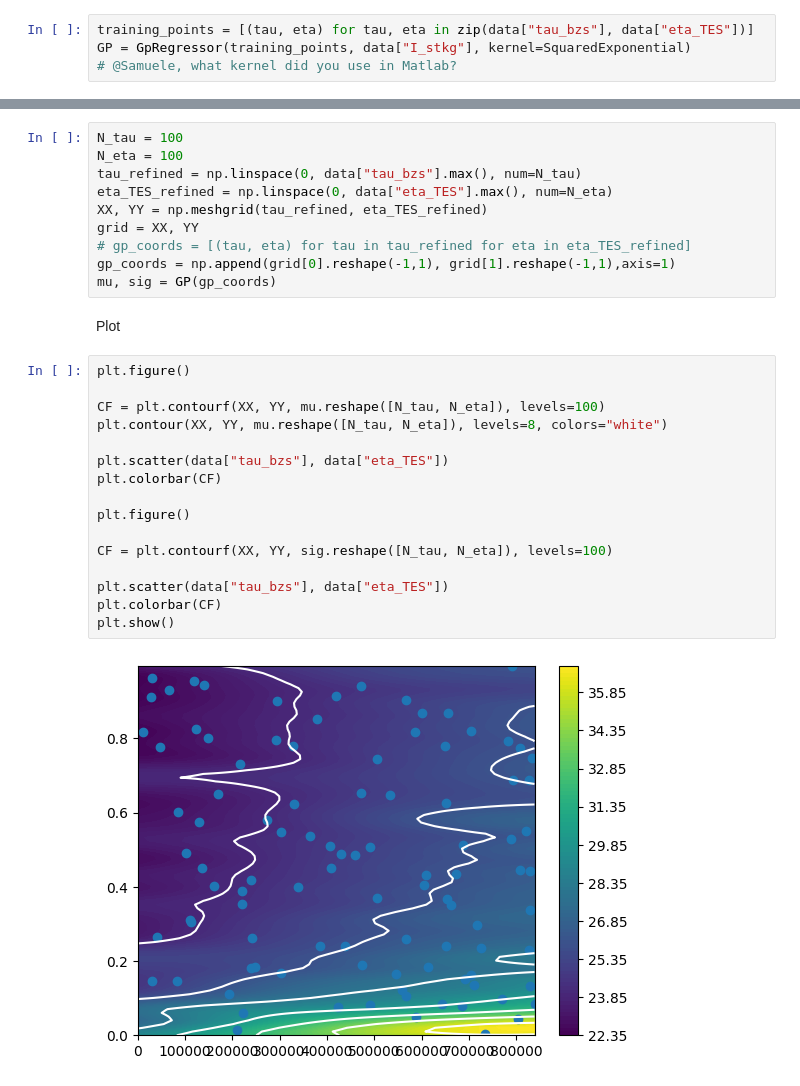
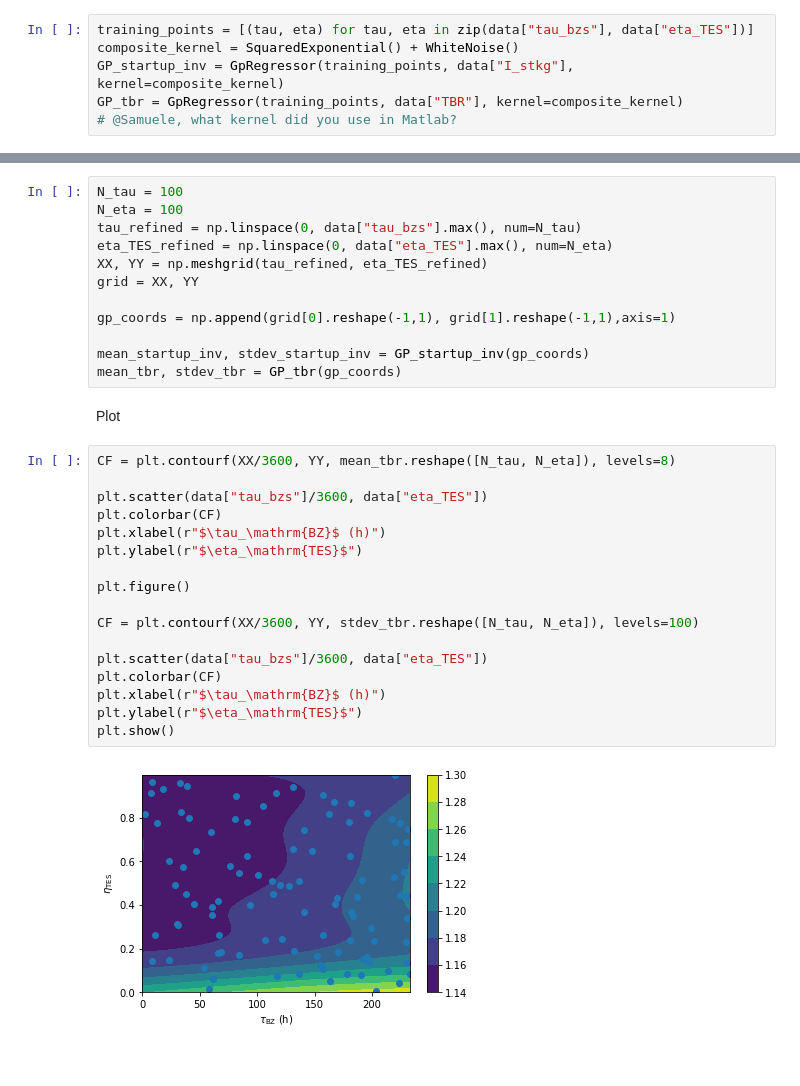
Before and after one commit to SamueleMeschini/fc-results, a Jupyter notebook: step_results.ipynb, the cells around one changed output, grey strips where cells are left out. Saved outputs shown, nothing was run; the diff lists cells and outputs as text.

Commit message:
composite kernel for smoother contours

```diff
--- a/step_results.ipynb
+++ b/step_results.ipynb
@@ -11,7 +11,9 @@ data = np.genfromtxt("data/step_results.csv", delimiter=",", names=True)
 Train the GP model
 # %%
 training_points = [(tau, eta) for tau, eta in zip(data["tau_bzs"], data["eta_TES"])]
-GP = GpRegressor(training_points, data["I_stkg"], kernel=SquaredExponential)
+composite_kernel = SquaredExponential() + WhiteNoise()
+GP_startup_inv = GpRegressor(training_points, data["I_stkg"], kernel=composite_kernel)
+GP_tbr = GpRegressor(training_points, data["TBR"], kernel=composite_kernel)
 # @Samuele, what kernel did you use in Matlab?
 # %% [markdown]
 Sample space for plotting
@@ -22,26 +24,29 @@ tau_refined = np.linspace(0, data["tau_bzs"].max(), num=N_tau)
 eta_TES_refined = np.linspace(0, data["eta_TES"].max(), num=N_eta)
 XX, YY = np.meshgrid(tau_refined, eta_TES_refined)
 grid = XX, YY
-# gp_coords = [(tau, eta) for tau in tau_refined for eta in eta_TES_refined]
+
 gp_coords = np.append(grid[0].reshape(-1,1), grid[1].reshape(-1,1),axis=1)
-mu, sig = GP(gp_coords)
+
+mean_startup_inv, stdev_startup_inv = GP_startup_inv(gp_coords)
+mean_tbr, stdev_tbr = GP_tbr(gp_coords)
 # %% [markdown]
 Plot
 # %%
-plt.figure()
+CF = plt.contourf(XX/3600, YY, mean_tbr.reshape([N_tau, N_eta]), levels=8)
 
-CF = plt.contourf(XX, YY, mu.reshape([N_tau, N_eta]), levels=100)
-plt.contour(XX, YY, mu.reshape([N_tau, N_eta]), levels=8, colors="white")
-
-plt.scatter(data["tau_bzs"], data["eta_TES"])
+plt.scatter(data["tau_bzs"]/3600, data["eta_TES"])
 plt.colorbar(CF)
+plt.xlabel(r"$\tau_\mathrm{BZ}$ (h)")
+plt.ylabel(r"$\eta_\mathrm{TES}$")
 
 plt.figure()
 
-CF = plt.contourf(XX, YY, sig.reshape([N_tau, N_eta]), levels=100)
+CF = plt.contourf(XX/3600, YY, stdev_tbr.reshape([N_tau, N_eta]), levels=100)
 
-plt.scatter(data["tau_bzs"], data["eta_TES"])
+plt.scatter(data["tau_bzs"]/3600, data["eta_TES"])
 plt.colorbar(CF)
+plt.xlabel(r"$\tau_\mathrm{BZ}$ (h)")
+plt.ylabel(r"$\eta_\mathrm{TES}$")
 plt.show()
 # %% [output]
-[figure, old version]
+[figure, new version]
```
Also changed, not shown: parts of 2 cells of this notebook.
